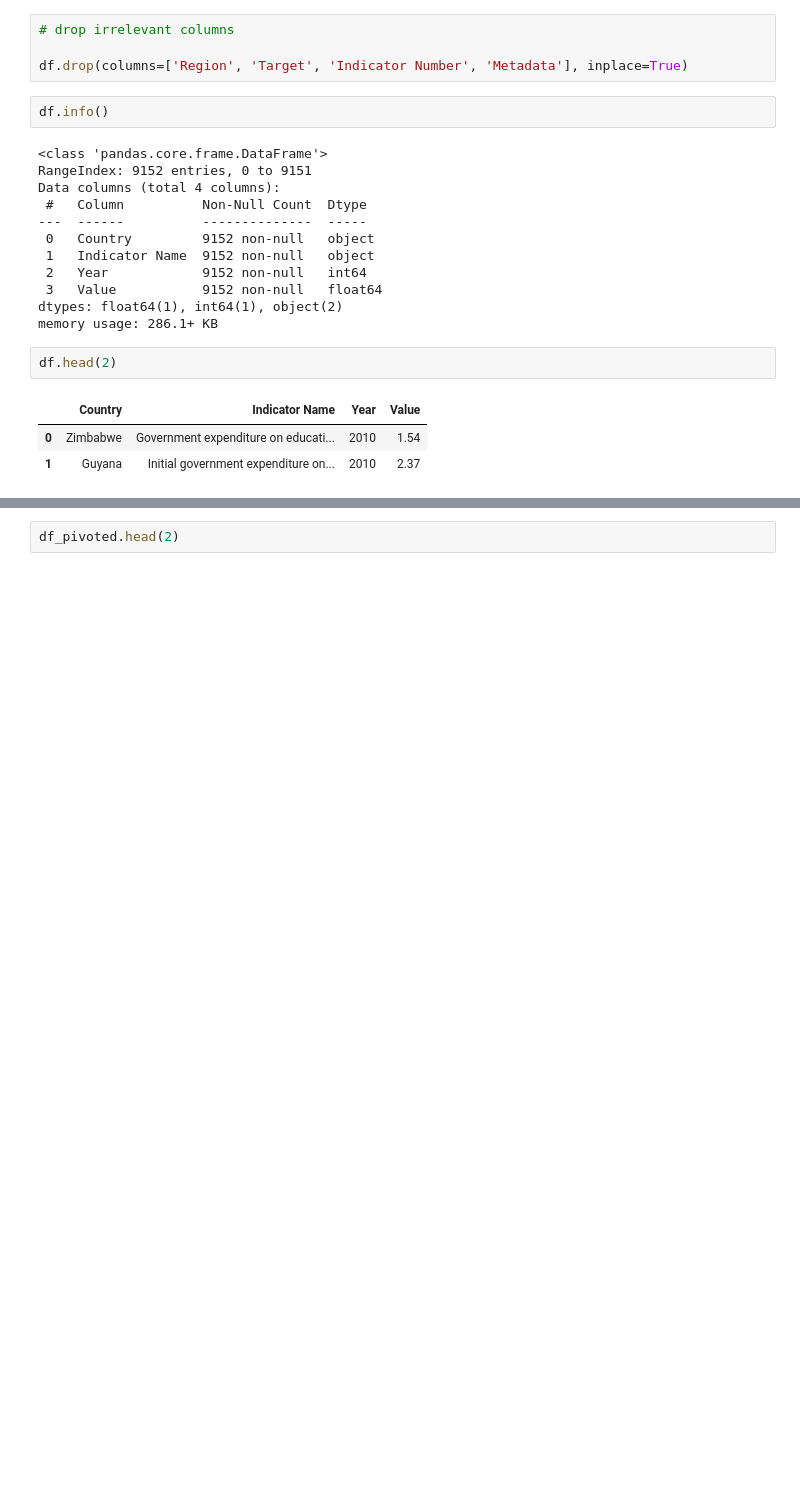
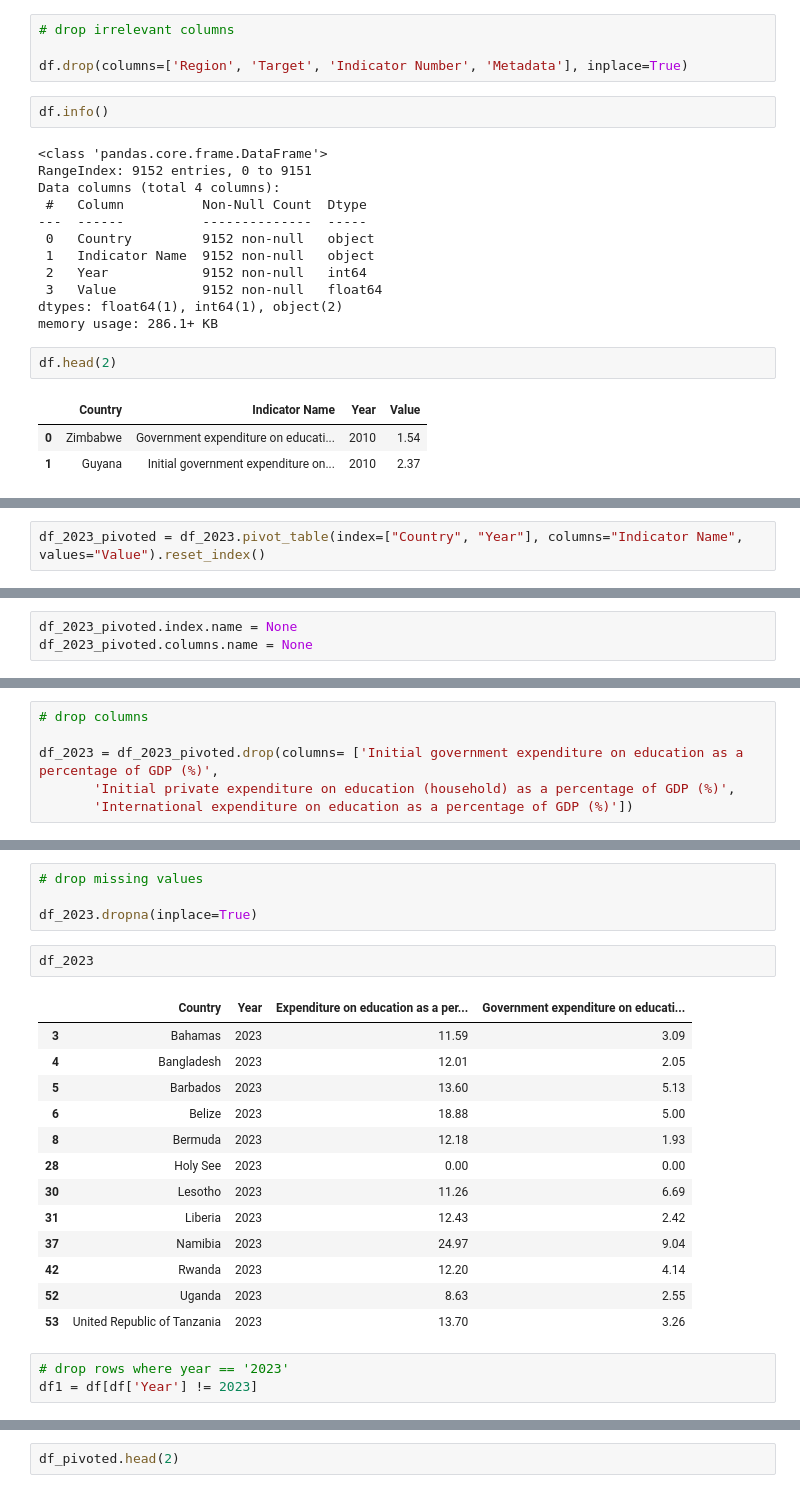
Before and after one commit to Gracious-Ogbeme/Panda-Premiere-Project, a Jupyter notebook: preprocessing and model dev/data preprocessing.ipynb, the cells around one changed output, grey strips where cells are left out. Saved outputs shown, nothing was run; the diff lists cells and outputs as text; blank space fills up the shorter version.

```diff
--- a/preprocessing and model dev/data preprocessing.ipynb
+++ b/preprocessing and model dev/data preprocessing.ipynb
@@ -59,0 +87,2 @@ df.head(2)
+# %%
+df_2023_pivoted = df_2023.pivot_table(index=["Country", "Year"], columns="Indicator Name", values="Value").reset_index()
@@ -59,0 +122,3 @@ df.head(2)
+# %%
+df_2023_pivoted.index.name = None
+df_2023_pivoted.columns.name = None
@@ -59,0 +148,6 @@ df.head(2)
+# %%
+# drop columns
+
+df_2023 = df_2023_pivoted.drop(columns= ['Initial government expenditure on education as a percentage of GDP (%)',
+       'Initial private expenditure on education (household) as a percentage of GDP (%)',
+       'International expenditure on education as a percentage of GDP (%)'])
@@ -59,0 +170,23 @@ df.head(2)
+# %%
+# drop missing values
+
+df_2023.dropna(inplace=True)
+# %%
+df_2023
+# %% [output]
+|  | Country | Year | Expenditure on education as a per... | Government expenditure on educati... |
+| 3 | Bahamas | 2023 | 11.59 | 3.09 |
+| 4 | Bangladesh | 2023 | 12.01 | 2.05 |
+| 5 | Barbados | 2023 | 13.60 | 5.13 |
+| 6 | Belize | 2023 | 18.88 | 5.00 |
+| 8 | Bermuda | 2023 | 12.18 | 1.93 |
+| 28 | Holy See | 2023 | 0.00 | 0.00 |
+| 30 | Lesotho | 2023 | 11.26 | 6.69 |
+| 31 | Liberia | 2023 | 12.43 | 2.42 |
+| 37 | Namibia | 2023 | 24.97 | 9.04 |
+| 42 | Rwanda | 2023 | 12.20 | 4.14 |
+| 52 | Uganda | 2023 | 8.63 | 2.55 |
+| 53 | United Republic of Tanzania | 2023 | 13.70 | 3.26 |
+# %%
+# drop rows where year == '2023'
+df1 = df[df['Year'] != 2023]
```
Also changed, not shown: parts of 22 cells of this notebook, 3 other files.
